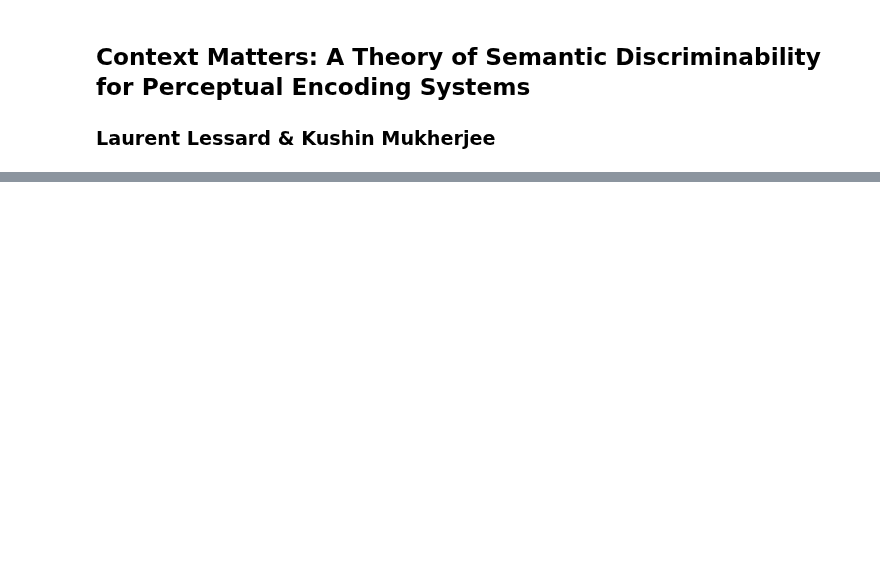
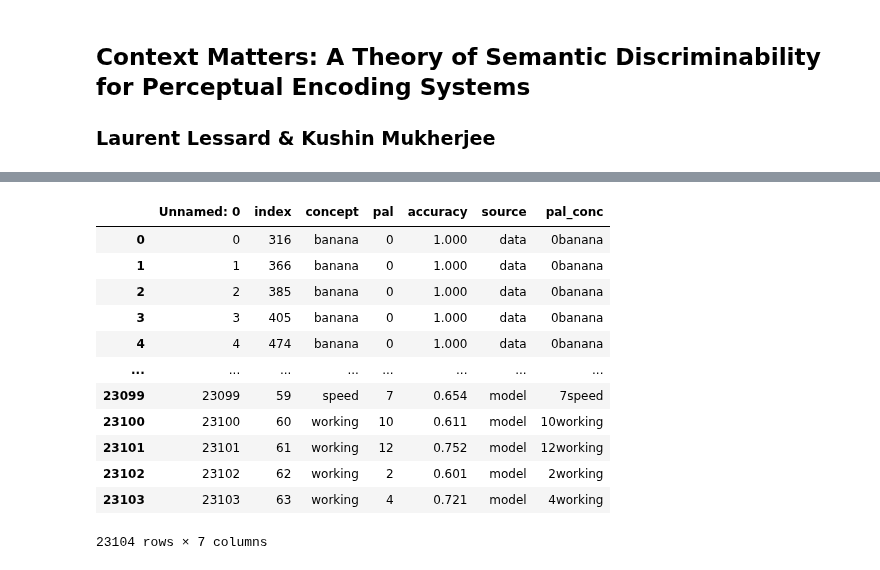
Before and after one commit to SchlossVRL/sem_disc_theory, a Jupyter notebook: Semantic_Discriminability_Theory.ipynb, the cells around one changed output, grey strips where cells are left out. Cells and saved outputs as stored; diff of their text form; code cells hidden in the pictures; blank space fills up the shorter version.

```diff
--- a/Semantic_Discriminability_Theory.ipynb
+++ b/Semantic_Discriminability_Theory.ipynb
@@ -199,3 +443,20 @@ model_set_acc= model_set_acc.drop(columns= ['Unnamed: 0','mciter'])
+# %%
+itemdf = pd.read_csv('data/item_level_df.csv')
+itemdf
+# %% [output]
+|  | Unnamed: 0 | index | concept | pal | accuracy | source | pal_conc |
+| 0 | 0 | 316 | banana | 0 | 1.000 | data | 0banana |
+| 1 | 1 | 366 | banana | 0 | 1.000 | data | 0banana |
+| 2 | 2 | 385 | banana | 0 | 1.000 | data | 0banana |
+| 3 | 3 | 405 | banana | 0 | 1.000 | data | 0banana |
+| 4 | 4 | 474 | banana | 0 | 1.000 | data | 0banana |
+| ... | ... | ... | ... | ... | ... | ... | ... |
+| 23099 | 23099 | 59 | speed | 7 | 0.654 | model | 7speed |
+| 23100 | 23100 | 60 | working | 10 | 0.611 | model | 10working |
+| 23101 | 23101 | 61 | working | 12 | 0.752 | model | 12working |
+| 23102 | 23102 | 62 | working | 2 | 0.601 | model | 2working |
+| 23103 | 23103 | 63 | working | 4 | 0.721 | model | 4working |
+23104 rows × 7 columns
 # %%
 p_df = set_acc_df.join(model_set_acc)
 #p_df.filter(['pal','total_accuracy']).to_csv('../setwise_accuracies.csv')
```
Also changed, not shown: parts of 37 cells of this notebook.
